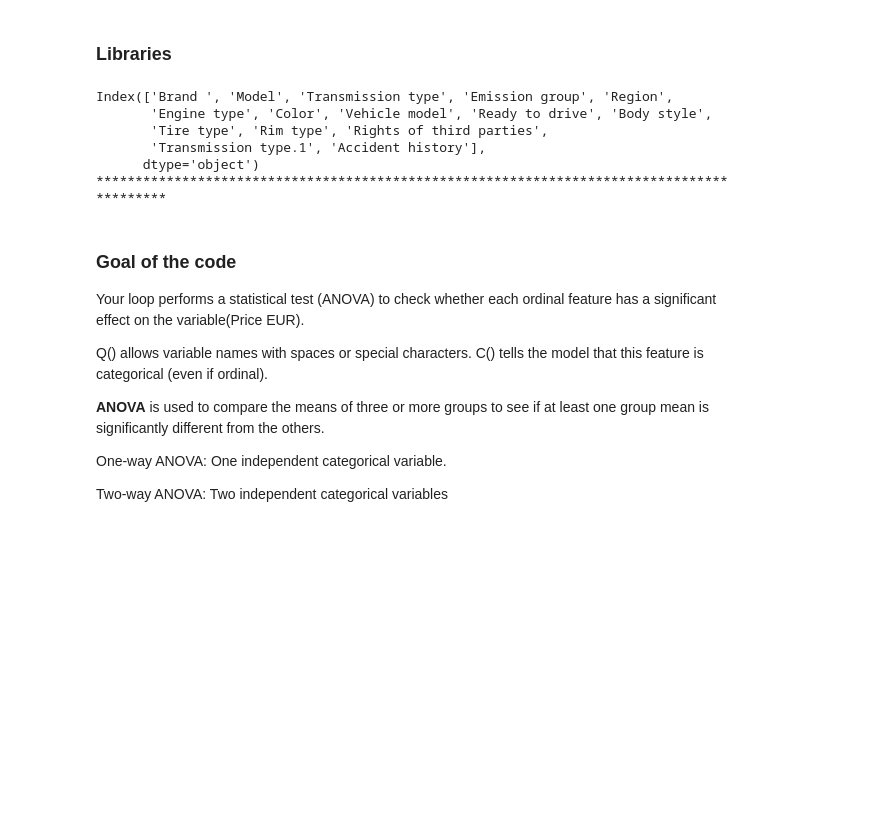
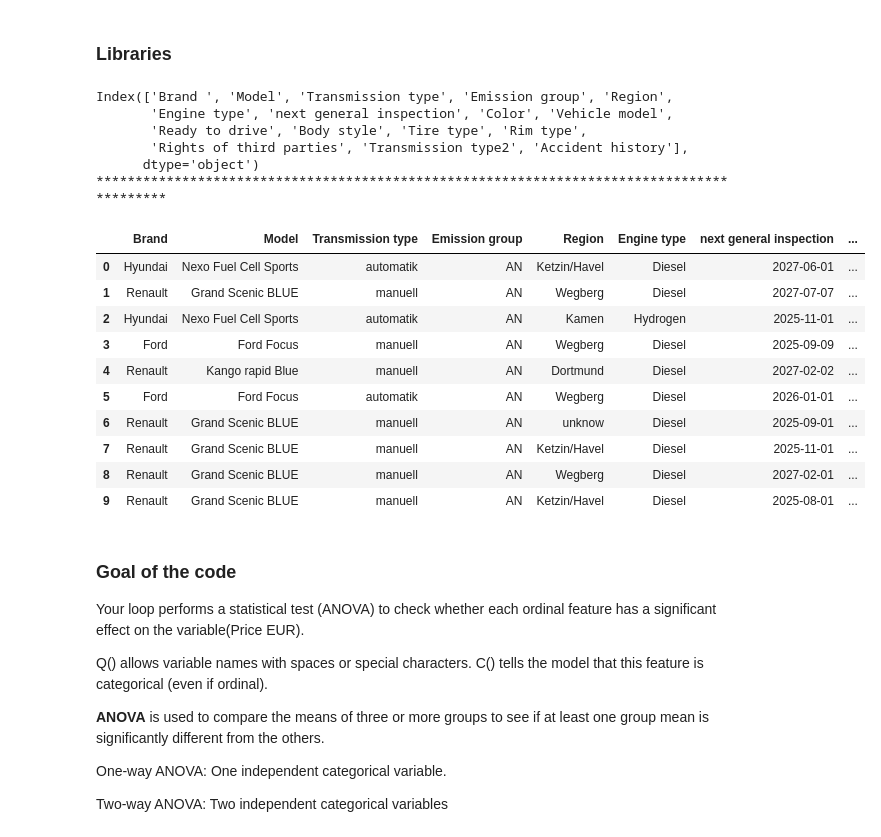
Before and after one commit to Camil-a/Bachelorarbeit_KI_preissystem, a Jupyter notebook: 2-EDA/categoricalsl_features.ipynb, the cells around one changed output. Drawn from its saved outputs; the diff is of its cells as text; code cells hidden in the pictures; blank space fills up the shorter version.

```diff
--- a/2-EDA/categoricalsl_features.ipynb
+++ b/2-EDA/categoricalsl_features.ipynb
@@ -23,14 +23,27 @@ categorical_cols=categorical_cols
 # %%
 print(data[categorical_cols].columns)
 print('*'*90)
 #print(data[categorical_cols])
+
+data[categorical_cols].head(10)
 # %% [output]
 Index(['Brand ', 'Model', 'Transmission type', 'Emission group', 'Region',
-       'Engine type', 'Color', 'Vehicle model', 'Ready to drive', 'Body style',
-       'Tire type', 'Rim type', 'Rights of third parties',
-       'Transmission type.1', 'Accident history'],
+       'Engine type', 'next general inspection', 'Color', 'Vehicle model',
+       'Ready to drive', 'Body style', 'Tire type', 'Rim type',
+       'Rights of third parties', 'Transmission type2', 'Accident history'],
       dtype='object')
 ******************************************************************************************
+|  | Brand | Model | Transmission type | Emission group | Region | Engine type | next general inspection | ... |
+| 0 | Hyundai | Nexo Fuel Cell Sports | automatik | AN | Ketzin/Havel | Diesel | 2027-06-01 | ... |
+| 1 | Renault | Grand Scenic BLUE | manuell | AN | Wegberg | Diesel | 2027-07-07 | ... |
+| 2 | Hyundai | Nexo Fuel Cell Sports | automatik | AN | Kamen | Hydrogen | 2025-11-01 | ... |
+| 3 | Ford | Ford Focus | manuell | AN | Wegberg | Diesel | 2025-09-09 | ... |
+| 4 | Renault | Kango rapid Blue | manuell | AN | Dortmund | Diesel | 2027-02-02 | ... |
+| 5 | Ford | Ford Focus | automatik | AN | Wegberg | Diesel | 2026-01-01 | ... |
+| 6 | Renault | Grand Scenic BLUE | manuell | AN | unknow | Diesel | 2025-09-01 | ... |
+| 7 | Renault | Grand Scenic BLUE | manuell | AN | Ketzin/Havel | Diesel | 2025-11-01 | ... |
+| 8 | Renault | Grand Scenic BLUE | manuell | AN | Wegberg | Diesel | 2027-02-01 | ... |
+| 9 | Renault | Grand Scenic BLUE | manuell | AN | Ketzin/Havel | Diesel | 2025-08-01 | ... |
 # %% [markdown]
 ### **Goal of the code**
 
```
Also changed, not shown: parts of 2 cells of this notebook, 8 other files.
